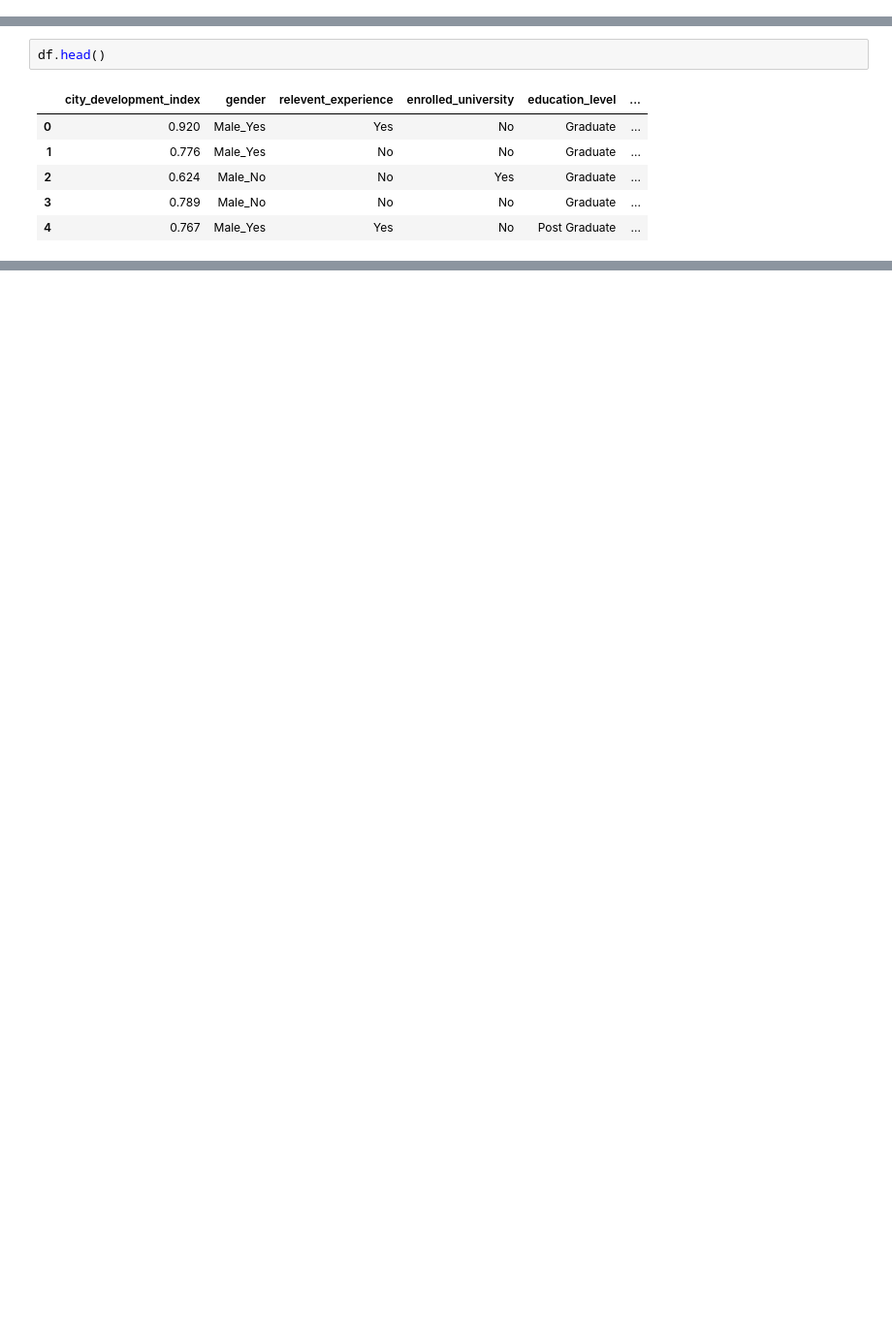
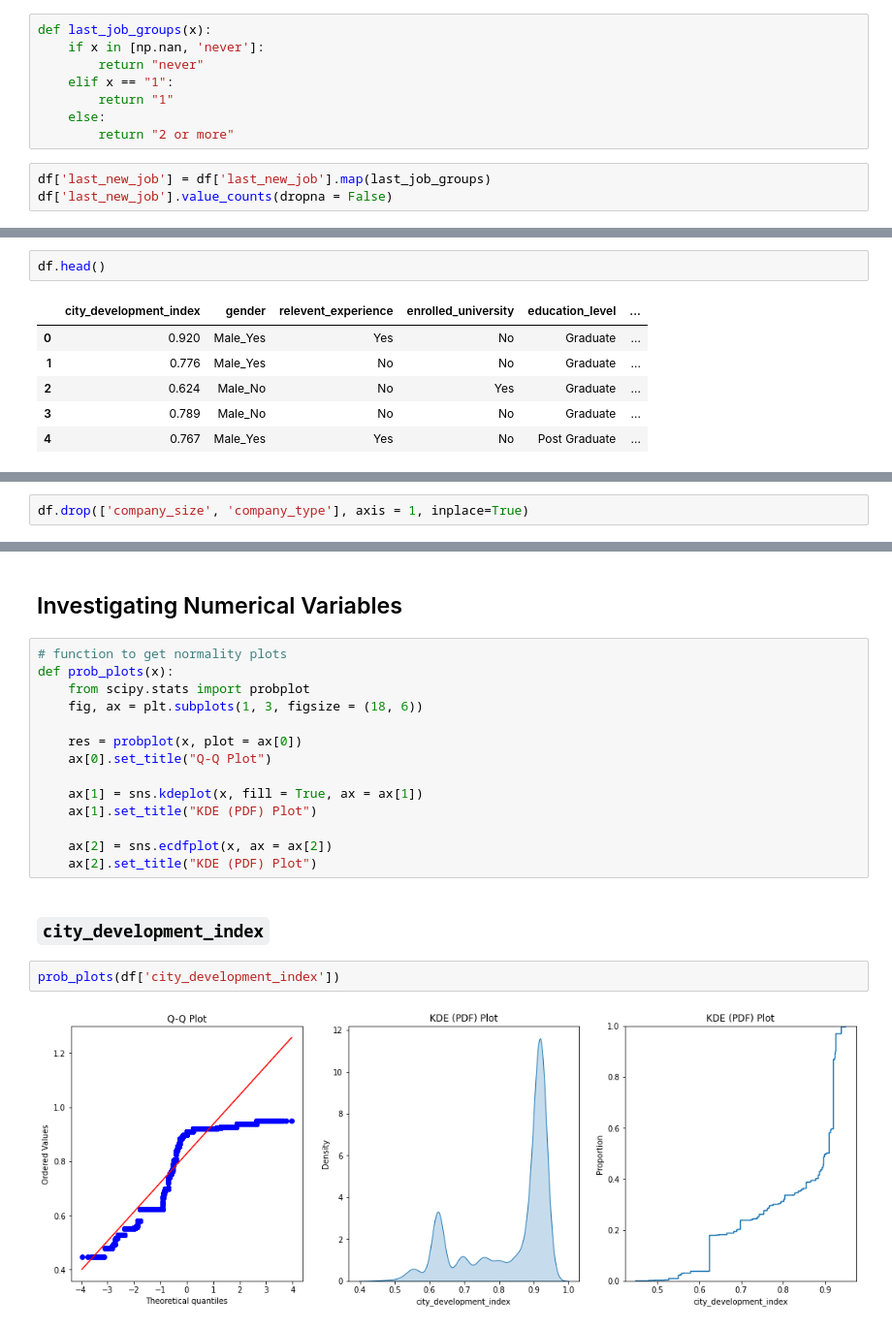
Before and after one commit to faheemrajwadkar/HR-Analytics---Job-Change-Classification-using-CART, a Jupyter notebook: HR Analytics Job Change Classification - CART.ipynb, the cells around one changed output, grey strips where cells are left out. Shown at 97% size. Cells and saved outputs as stored; diff of their text form; blank space fills up the shorter version.

```diff
--- a/HR Analytics Job Change Classification - CART.ipynb
+++ b/HR Analytics Job Change Classification - CART.ipynb
@@ -267,0 +357,11 @@ sns.countplot(df['major_discipline'])
+# %%
+def last_job_groups(x):
+    if x in [np.nan, 'never']:
+        return "never"
+    elif x == "1":
+        return "1"
+    else:
+        return "2 or more"
+# %%
+df['last_new_job'] = df['last_new_job'].map(last_job_groups)
+df['last_new_job'].value_counts(dropna = False)
@@ -297,0 +412,2 @@ Name: experience, dtype: int64
+# %%
+df.drop(['company_size', 'company_type'], axis = 1, inplace=True)
@@ -297,0 +423,22 @@ Name: experience, dtype: int64
+# %% [markdown]
+## Investigating Numerical Variables
+# %%
+# function to get normality plots
+def prob_plots(x):
+    from scipy.stats import probplot
+    fig, ax = plt.subplots(1, 3, figsize = (18, 6))
+
+    res = probplot(x, plot = ax[0])
+    ax[0].set_title("Q-Q Plot")
+
+    ax[1] = sns.kdeplot(x, fill = True, ax = ax[1])
+    ax[1].set_title("KDE (PDF) Plot")
+
+    ax[2] = sns.ecdfplot(x, ax = ax[2])
+    ax[2].set_title("KDE (PDF) Plot")
+# %% [markdown]
+### `city_development_index`
+# %%
+prob_plots(df['city_development_index'])
+# %% [output]
+[figure, added]
```
Also changed, not shown: parts of 42 cells of this notebook.
